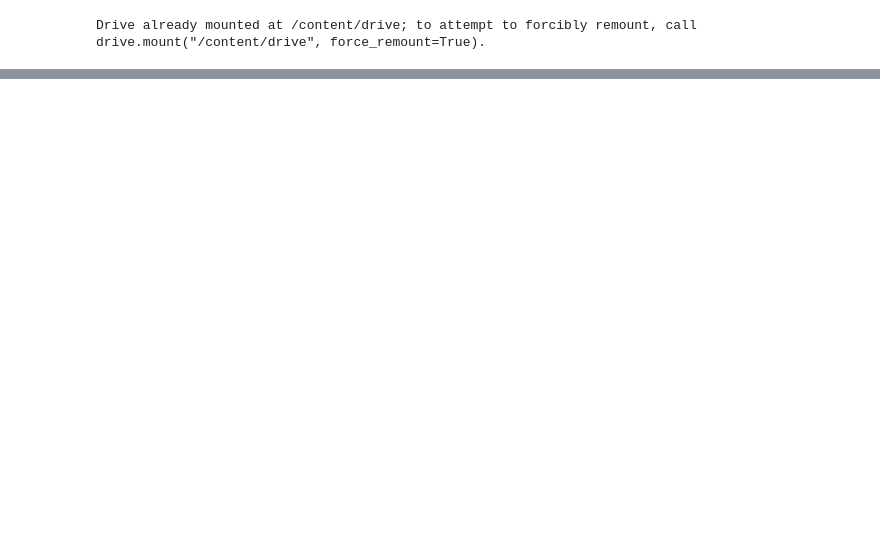
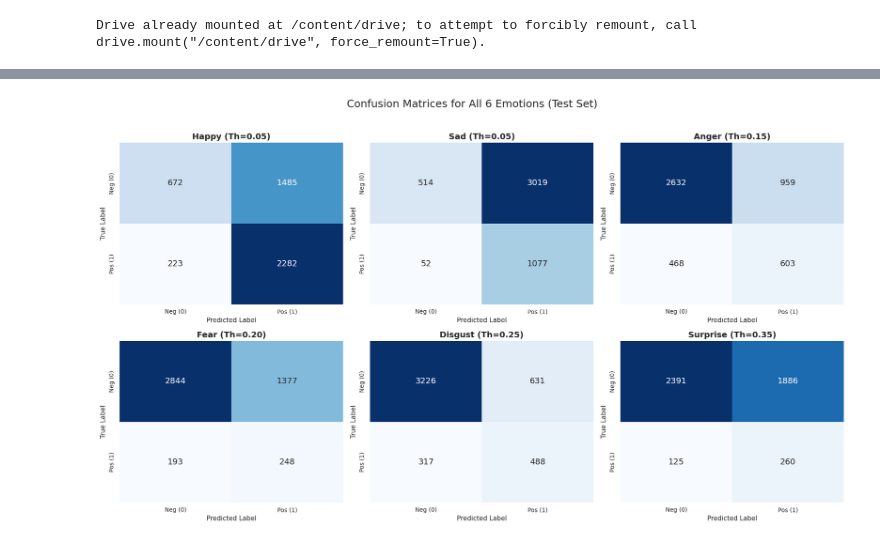
Before and after one commit to Makiato1999/HRI-EMO, a Jupyter notebook: notebooks/MOSEI_plot_results.ipynb, the cells around one changed output, grey strips where cells are left out. Drawn from its saved outputs; the diff is of its cells as text; code cells hidden in the pictures; blank space fills up the shorter version.

```diff
--- a/notebooks/MOSEI_plot_results.ipynb
+++ b/notebooks/MOSEI_plot_results.ipynb
@@ -290,0 +149,37 @@ happy  negative: mean β=0.3431, n=866
+# %%
+import matplotlib.pyplot as plt
+import seaborn as sns
+from sklearn.metrics import confusion_matrix
+
+# (Assuming EMOTIONS, y_true, y_pred, and thresholds are already defined)
+
+# ================= [Complete Set] Confusion Matrices for All 6 Emotions =================
+# Set up the canvas size (width, height)
+fig, axes = plt.subplots(2, 3, figsize=(18, 10))
+axes = axes.flatten() # Flatten the 2x3 grid into a 1D array for easier looping
+
+for i, name in enumerate(EMOTIONS):
+    ax = axes[i]
+
+    # Calculate the confusion matrix for the current emotion
+    cm = confusion_matrix(y_true[:, i], y_pred[:, i])
+
+    # Plot the heatmap (using the blue colormap 'Blues', number format is integer 'd')
+    sns.heatmap(cm, annot=True, fmt="d", cmap="Blues", cbar=False, ax=ax, annot_kws={"size": 14})
+
+    # Set the title (displaying the current threshold used)
+    curr_th = thresholds[i]
+    ax.set_title(f"{name} (Th={curr_th:.2f})", fontsize=14, fontweight='bold')
+
+    # Label settings
+    ax.set_xlabel("Predicted Label", fontsize=11)
+    ax.set_ylabel("True Label", fontsize=11)
+    ax.set_xticklabels(["Neg (0)", "Pos (1)"], fontsize=10)
+    ax.set_yticklabels(["Neg (0)", "Pos (1)"], fontsize=10)
+
+# Adjust layout to prevent overlap
+plt.suptitle("Confusion Matrices for All 6 Emotions (Test Set)", fontsize=18, y=1.02)
+plt.tight_layout()
+plt.show()
+# %% [output]
+[figure, added]
```
Also changed, not shown: parts of 25 cells of this notebook, 3 other files.
